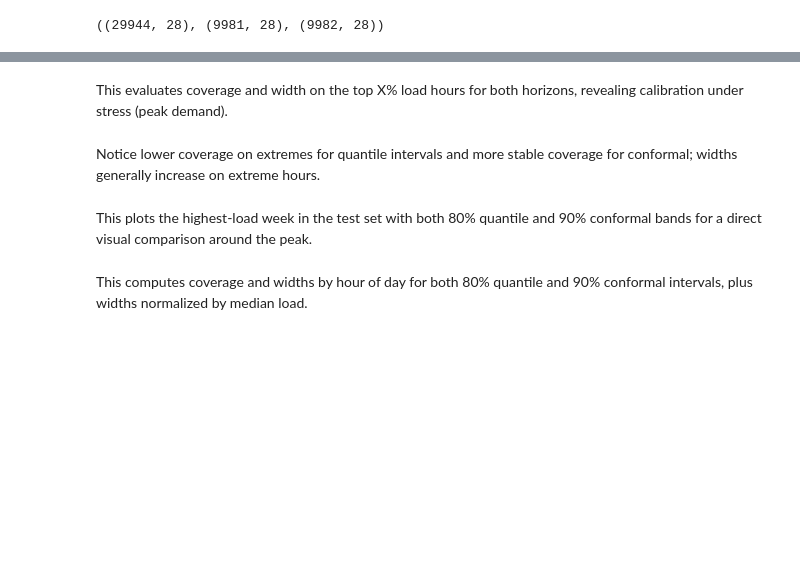
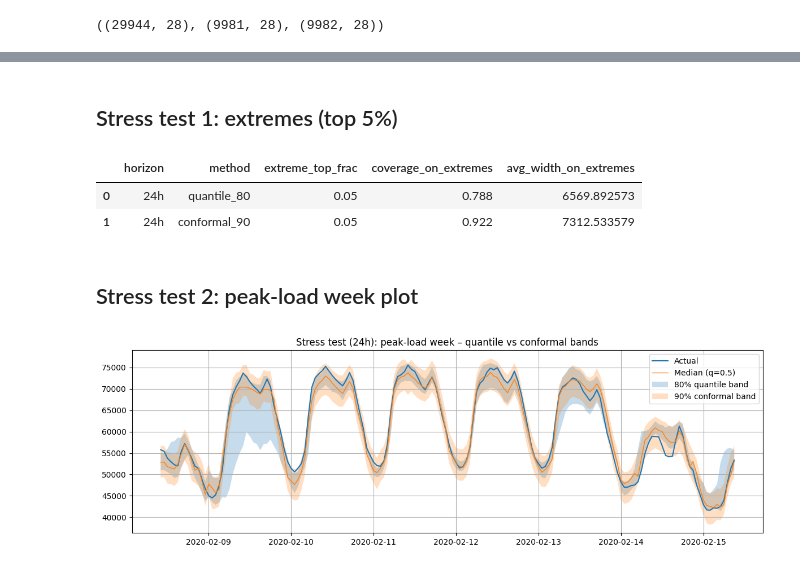
Before and after one commit to RuiyanH/Renewable-Generation-Forecasting, a Jupyter notebook: notebooks/05_probabilistic_forecasts(24hr).ipynb, the cells around one changed output, grey strips where cells are left out. Cells and saved outputs as stored; diff of their text form; code cells hidden in the pictures; blank space fills up the shorter version.

```diff
--- a/notebooks/05_probabilistic_forecasts(24hr).ipynb
+++ b/notebooks/05_probabilistic_forecasts(24hr).ipynb
@@ -123,35 +192,24 @@ At 24h, absolute errors and widths increase; conformal typically maintains targe
 # %% [markdown]
-This evaluates coverage and width on the top X% load hours for both horizons, revealing calibration under stress (peak demand).
+## Stress test 1: extremes (top 5%)
 # %%
-# Extreme-days slice: evaluate coverage/width on top X% of load
-X_percent = 0.05  # top 5% by default
+X_percent = 0.05  # top 5%
+thr = np.quantile(y_test.values, 1 - X_percent)
+mask = (y_test.values >= thr)
 
-thr_1h = np.quantile(y_test.values, 1 - X_percent)
-mask_1h = (y_test.values >= thr_1h)
+ext_cov_q = interval_coverage(y_test.values[mask], lower_q[mask], upper_q[mask])
+ext_width_q = interval_width(lower_q[mask], upper_q[mask])
 
-ext_cov_q_1h = interval_coverage(y_test.values[mask_1h], lower_q[mask_1h], upper_q[mask_1h])
-ext_width_q_1h = interval_width(lower_q[mask_1h], upper_q[mask_1h])
-
-ext_cov_conf_1h = interval_coverage(y_test.values[mask_1h], lower_conf[mask_1h], upper_conf[mask_1h])
-ext_width_conf_1h = interval_width(lower_conf[mask_1h], upper_conf[mask_1h])
-
-thr_24h = np.quantile(y_test_24.values, 1 - X_percent)
-mask_24h = (y_test_24.values >= thr_24h)
-
-ext_cov_q_24h = interval_coverage(y_test_24.values[mask_24h], lower_q_24[mask_24h], upper_q_24[mask_24h])
-ext_width_q_24h = interval_width(lower_q_24[mask_24h], upper_q_24[mask_24h])
-
-ext_cov_conf_24h = interval_coverage(y_test_24.values[mask_24h], lower_conf_24[mask_24h], upper_conf_24[mask_24h])
-ext_width_conf_24h = interval_width(lower_conf_24[mask_24h], upper_conf_24[mask_24h])
+ext_cov_conf = interval_coverage(y_test.values[mask], lower_conf[mask], upper_conf[mask])
+ext_width_conf = interval_width(lower_conf[mask], upper_conf[mask])
 
 pd.DataFrame({
-    "horizon": ["1h", "1h", "24h", "24h"],
-    "method": ["quantile_80", "conformal_90", "quantile_80", "conformal_90"],
-    "extreme_top_frac": [X_percent]*4,
-    "coverage_on_extremes": [ext_cov_q_1h, ext_cov_conf_1h, ext_cov_q_24h, ext_cov_conf_24h],
-    "avg_width_on_extremes": [ext_width_q_1h, ext_width_conf_1h, ext_width_q_24h, ext_width_conf_24h],
+    "horizon": [f"{HORIZON}h"] * 2,
+    "method": ["quantile_80", "conformal_90"],
+    "extreme_top_frac": [X_percent] * 2,
+    "coverage_on_extremes": [ext_cov_q, ext_cov_conf],
+    "avg_width_on_extremes": [ext_width_q, ext_width_conf],
 })
+# %% [output]
+|  | horizon | method | extreme_top_frac | coverage_on_extremes | avg_width_on_extremes |
+| 0 | 24h | quantile_80 | 0.05 | 0.788 | 6569.892573 |
+| 1 | 24h | conformal_90 | 0.05 | 0.922 | 7312.533579 |
-# %% [markdown]
-Notice lower coverage on extremes for quantile intervals and more stable coverage for conformal; widths generally increase on extreme hours.
-# %% [markdown]
-This plots the highest-load week in the test set with both 80% quantile and 90% conformal bands for a direct visual comparison around the peak.
@@ -174,2 +215,0 @@ plt.show()
-# %% [markdown]
-This computes coverage and widths by hour of day for both 80% quantile and 90% conformal intervals, plus widths normalized by median load.
@@ -229,0 +216,20 @@ pd.DataFrame({
+# %% [markdown]
+## Stress test 2: peak-load week plot
+# %%
+peak_idx = int(np.argmax(y_test.values))
+start_idx = max(0, peak_idx - 3 * 24)
+end_idx = min(len(y_test), peak_idx + 4 * 24)
+sl = slice(start_idx, end_idx)
+
+plt.figure(figsize=(12, 4))
+plt.plot(y_test.index[sl], y_test.values[sl], label="Actual", lw=1.5)
+plt.plot(y_test.index[sl], median_q[sl], label="Median (q=0.5)", lw=1.0)
+plt.fill_between(y_test.index[sl], lower_q[sl], upper_q[sl], alpha=0.25, label="80% quantile band")
+plt.fill_between(y_test.index[sl], lower_conf[sl], upper_conf[sl], alpha=0.25, label="90% conformal band")
+
+plt.title(f"Stress test ({HORIZON}h): peak-load week – quantile vs conformal bands")
+plt.legend()
+plt.tight_layout()
+plt.show()
+# %% [output]
+[figure, added]
```
Also changed, not shown: parts of 19 cells of this notebook.
